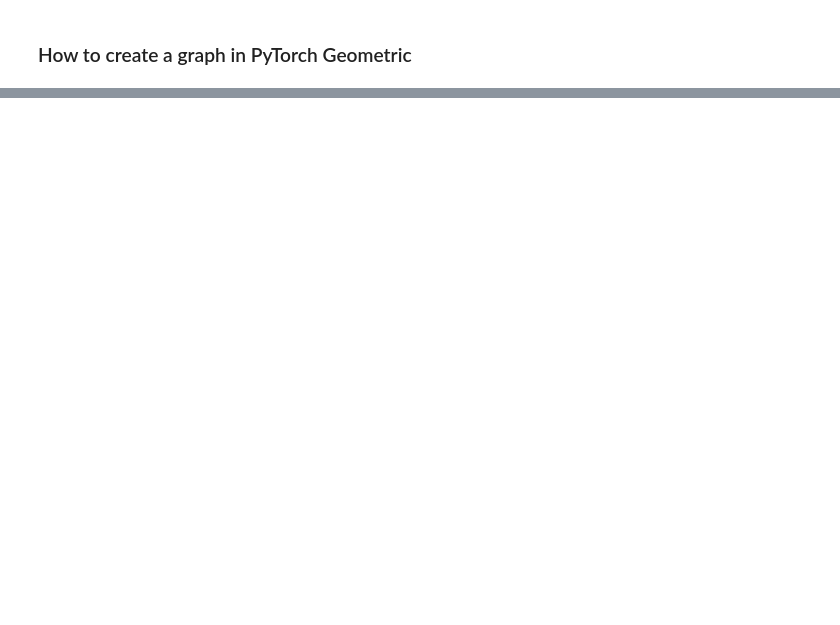
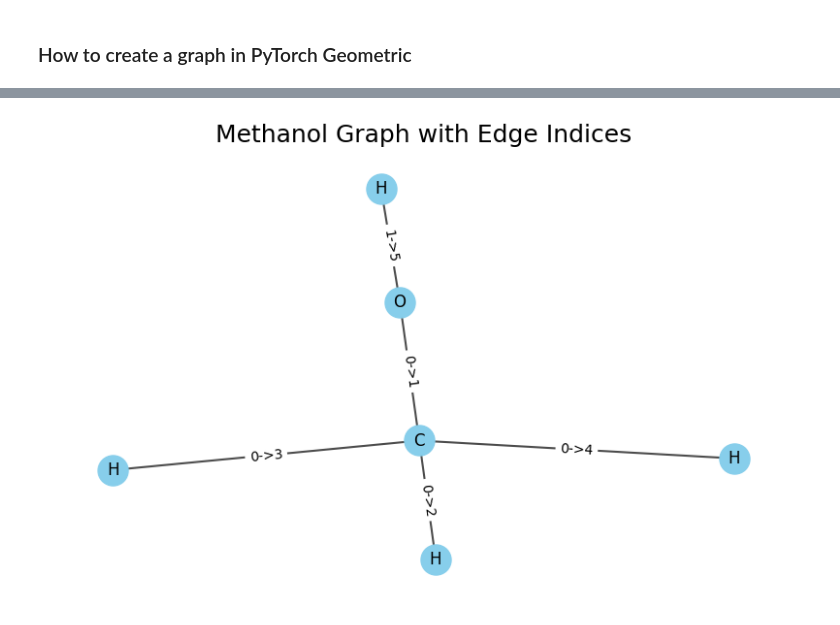
Before and after one commit to HFooladi/GNNs-For-Chemists, a Jupyter notebook: notebooks/01_GNN_representation.ipynb, the cells around one changed output, grey strips where cells are left out. Drawn from its saved outputs; the diff is of its cells as text; code cells hidden in the pictures; blank space fills up the shorter version.

```diff
--- a/notebooks/01_GNN_representation.ipynb
+++ b/notebooks/01_GNN_representation.ipynb
@@ -672,7 +714,0 @@ None of these attributes are required. In fact, the Data object is not even rest
-# %%
-edge_index = torch.tensor([[0, 1, 1, 2],
-                           [1, 0, 2, 1]], dtype=torch.long)
-x = torch.tensor([[-1], [0], [1]], dtype=torch.float)
-
-data = Data(x=x, edge_index=edge_index)
-print(data)
@@ -761,13 +714,0 @@ visualize_graph(G, color="red")
-# %%
-# Explore a single molecule
-print ( " Node features shape : " , graph.x .shape )
-print ( " Edge indices shape : " , graph.edge_index.shape )
-print ( " Edge attributes shape : " , graph.edge_attr.shape )
-print ( " Target : " , data.y )
-# Visualize the molecule
-smiles = graph.smiles # Get SMILES string
-mol = rdkit.Chem . MolFromSmiles ( smiles )
-img = rdkit.Chem.Draw . MolToImage ( mol , size =(300 , 300) )
-plt . imshow (img)
-plt . axis ('off')
-plt . show ()
@@ -785,0 +762,62 @@ plt . show ()
+# %%
+# Let's use a simpler molecule to understand the edge_index format
+methanol_pyg = smiles_to_pyg(molecules["Methanol"])
+
+print("Methanol as a PyG Data object:")
+print(methanol_pyg)
+
+# Extracting components
+edge_index = methanol_pyg.edge_index.numpy()
+x = methanol_pyg.x.numpy()
+
+# Display the edge_index tensor
+print("\nEdge Index Tensor:")
+print(edge_index)
+
+# Visualize what this means
+methanol_mol = Chem.MolFromSmiles(molecules["Methanol"])
+methanol_mol = Chem.AddHs(methanol_mol)
+atom_symbols = [atom.GetSymbol() for atom in methanol_mol.GetAtoms()]
+
+# Create visual representation of edges
+plt.figure(figsize=(10, 6))
+G = nx.Graph()
+
+for i, symbol in enumerate(atom_symbols):
+    G.add_node(i, label=symbol)
+
+# Add edges from edge_index
+for i in range(edge_index.shape[1]):
+    source, target = edge_index[0, i], edge_index[1, i]
+    # Only add each edge once (PyG has both directions)
+    if source < target:
+        G.add_edge(source, target)
+
+pos = nx.spring_layout(G, seed=42)
+
+# Draw the graph
+nx.draw_networkx_nodes(G, pos, node_color='skyblue', node_size=500)
+nx.draw_networkx_labels(G, pos, labels={i: atom_symbols[i] for i in range(len(atom_symbols))}, font_size=12)
+nx.draw_networkx_edges(G, pos, width=1.5, alpha=0.7)
+
+# Add edge indices
+edge_labels = {}
+for i in range(edge_index.shape[1]):
+    source, target = edge_index[0, i], edge_index[1, i]
+    if source < target:  # Only label one direction
+        edge_labels[(source, target)] = f"{source}->{target}"
+
+nx.draw_networkx_edge_labels(G, pos, edge_labels=edge_labels, font_size=10)
+
+plt.title("Methanol Graph with Edge Indices")
+plt.axis("off")
+plt.show()
+
+# Explain COO format
+print("\nCOO (Coordinate) Format Explanation:")
+print("In PyG, edge_index uses a sparse representation called COO format")
+print("- First row: source nodes")
+print("- Second row: target nodes")
+print("- Each column represents one directed edge")
+print("For undirected graphs like molecules, each edge appears twice (in both directions)")
+# %% [output]
@@ -785,0 +830 @@ plt . show ()
+[figure, added]
```
Also changed, not shown: parts of 32 cells of this notebook.
